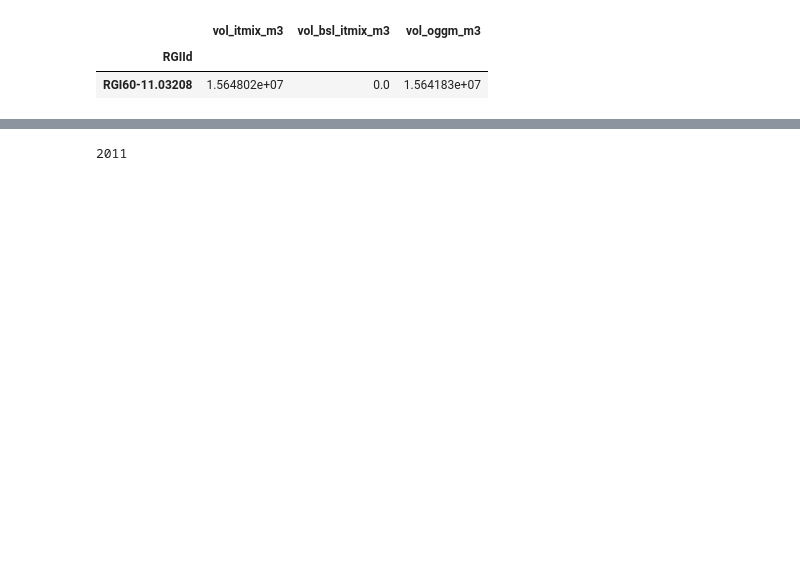
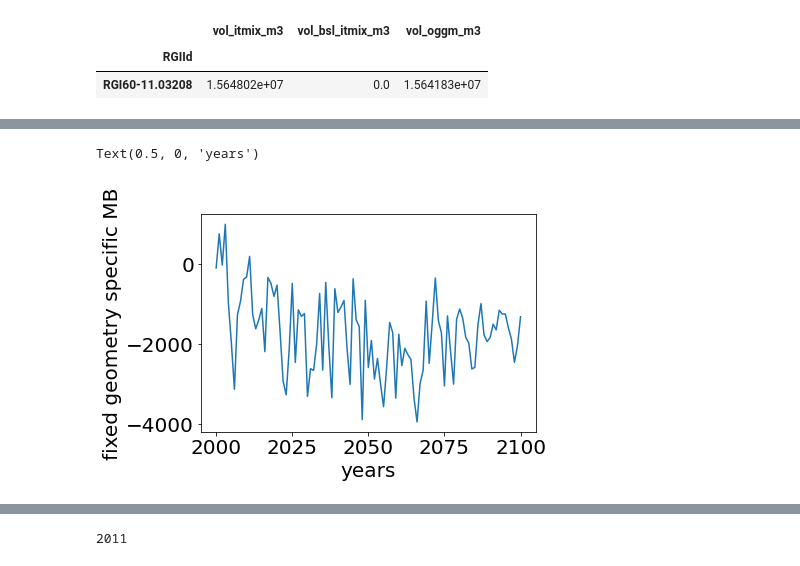
Before and after one commit to OGGM/massbalance-sandbox, a Jupyter notebook: docs/surface_type_distinction/oggm_sfc_type_bucket_example_workflow_for_aneto_glacier.ipynb, the cells around one changed output, grey strips where cells are left out. Saved outputs shown, nothing was run; the diff lists cells and outputs as text; code cells hidden in the pictures; blank space fills up the shorter version.

```diff
--- a/docs/surface_type_distinction/oggm_sfc_type_bucket_example_workflow_for_aneto_glacier.ipynb
+++ b/docs/surface_type_distinction/oggm_sfc_type_bucket_example_workflow_for_aneto_glacier.ipynb
@@ -676,0 +729,13 @@ pd_inv_melt_f
+# %%
+climate_filename='gcm_data'
+climate_input_filesuffix=f'ISIMIP3b_{ensemble}_{ssp}_no_correction'
+out_gcm = compile_fixed_geometry_mass_balance_TIModel(gdirs, filesuffix='gcm_test',
+                                            climate_filename = climate_filename,
+                                            path=True, csv=True,
+                                            use_inversion_flowlines=True,
+                                            climate_input_filesuffix = climate_input_filesuffix,
+                                            ys=2000, ye=2100,
+                                            from_json=True,
+                                            json_filename='melt_f_geod',
+                                            sfc_type=melt_f_change,
+                                            **kwargs)
@@ -677 +746,8 @@ pd_inv_melt_f
+# %%
+plt.plot(out_gcm)
+plt.ylabel('fixed geometry specific MB')
+plt.xlabel('years')
+# %% [output]
+Text(0.5, 0, 'years')
+[figure, added]
 # %% [markdown]
```
Also changed, not shown: parts of 17 cells of this notebook, 2 other files.
